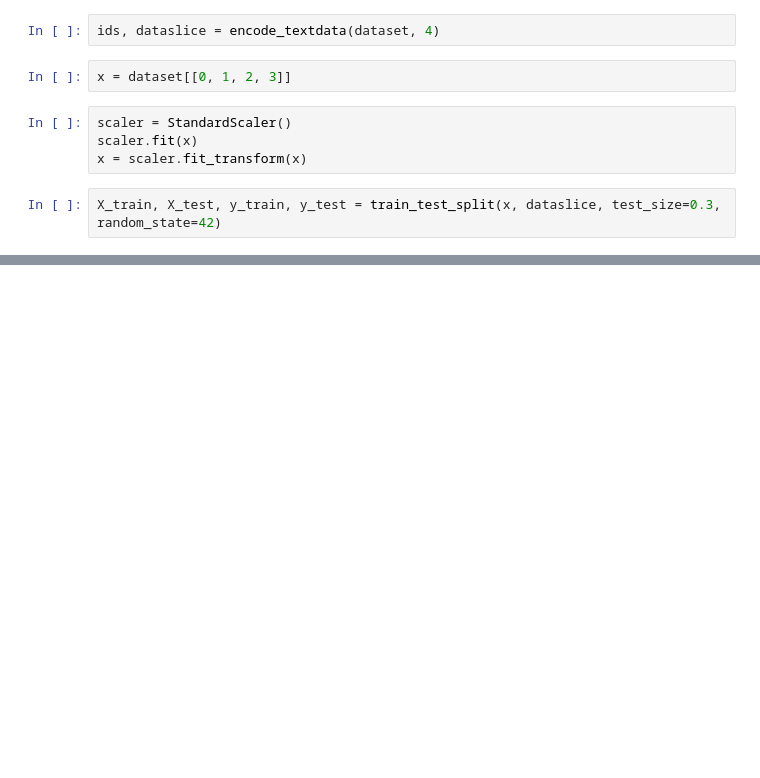
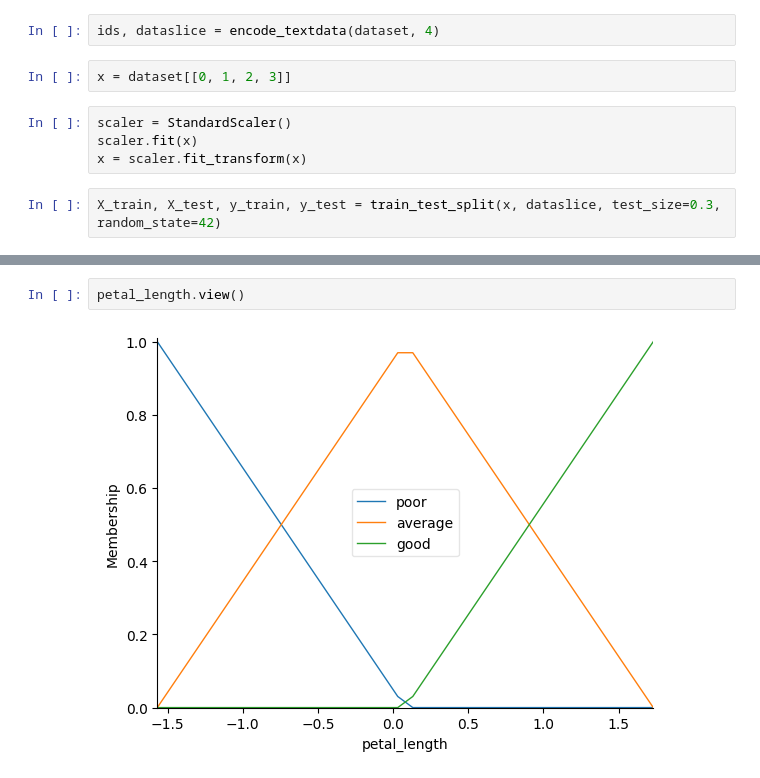
Before and after one commit to da4nik08/ml5, a Jupyter notebook: FL.ipynb, the cells around one changed output, grey strips where cells are left out. Saved outputs shown, nothing was run; the diff lists cells and outputs as text; blank space fills up the shorter version.

```diff
--- a/FL.ipynb
+++ b/FL.ipynb
@@ -68,0 +51,4 @@ petal_width_wide = fuzz.trapmf(petal_width.universe, [x[:, 3].mean(), x[:, 3].me
+# %%
+petal_length.view()
+# %% [output]
+[figure, added]
```
Also changed, not shown: parts of 20 cells of this notebook.
